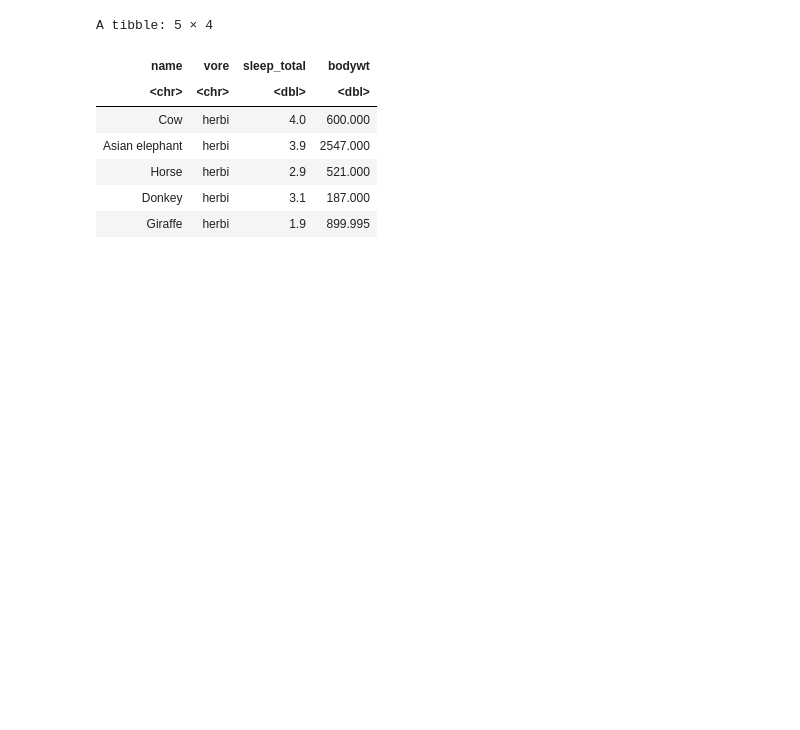
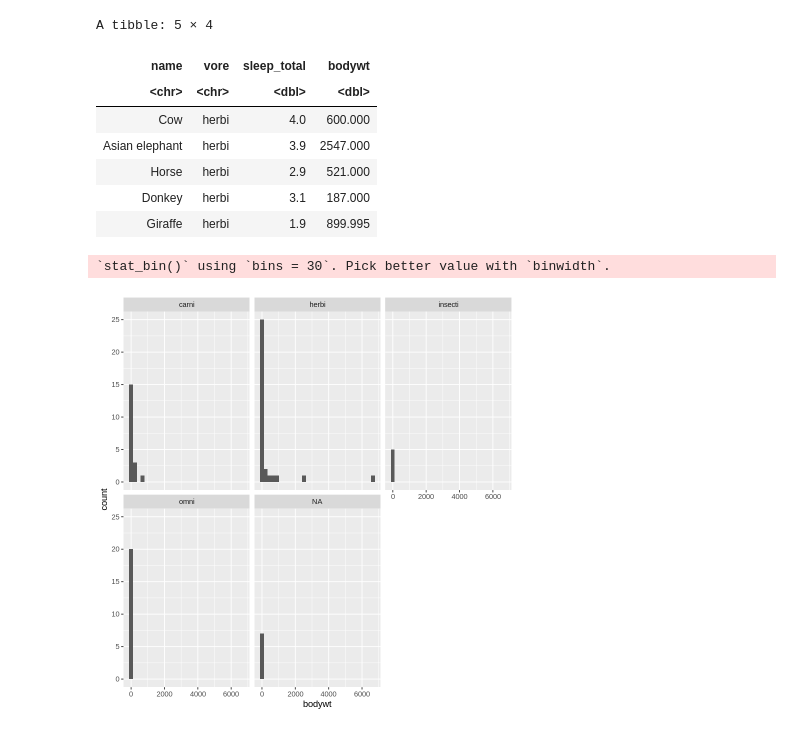
Before and after one commit to polaroidz/polaroidz, a Jupyter notebook: Statistics_in_R.ipynb, the cells around one changed output. Cells and saved outputs as stored; diff of their text form; code cells hidden in the pictures; blank space fills up the shorter version.

```diff
--- a/Statistics_in_R.ipynb
+++ b/Statistics_in_R.ipynb
@@ -142,3 +142,10 @@ A tibble: 5 × 4
 | Horse | herbi | 2.9 | 521.000 |
 | Donkey | herbi | 3.1 | 187.000 |
 | Giraffe | herbi | 1.9 | 899.995 |
+# %%
+ggplot(msleep, aes(x = bodywt)) +
+  geom_histogram() +
+  facet_wrap(~vore)
+# %% [output]
+`stat_bin()` using `bins = 30`. Pick better value with `binwidth`.
+[figure, added]
```
